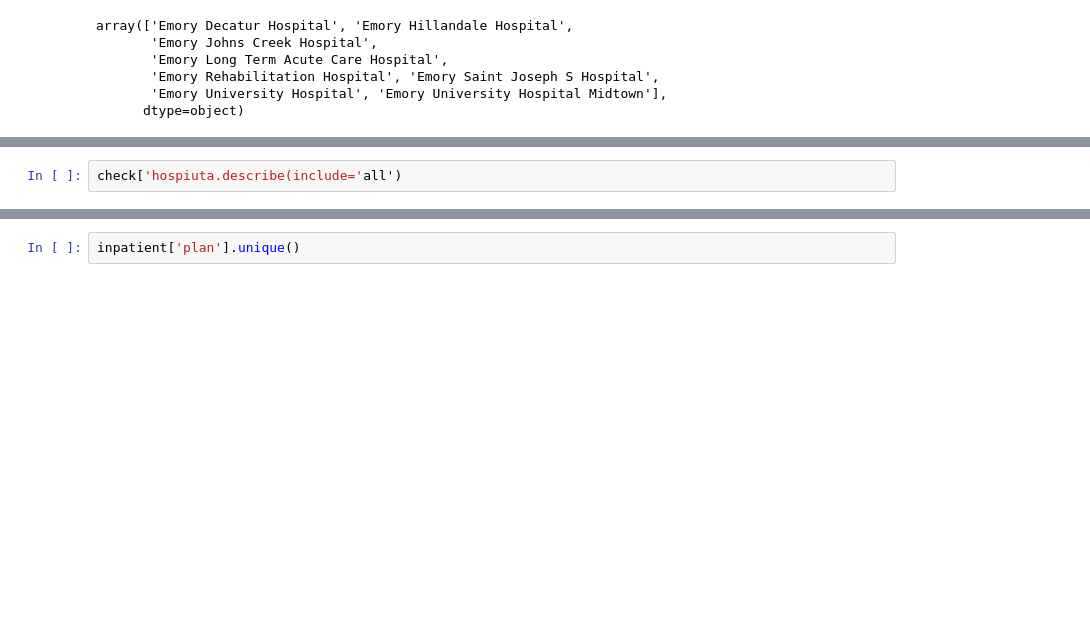
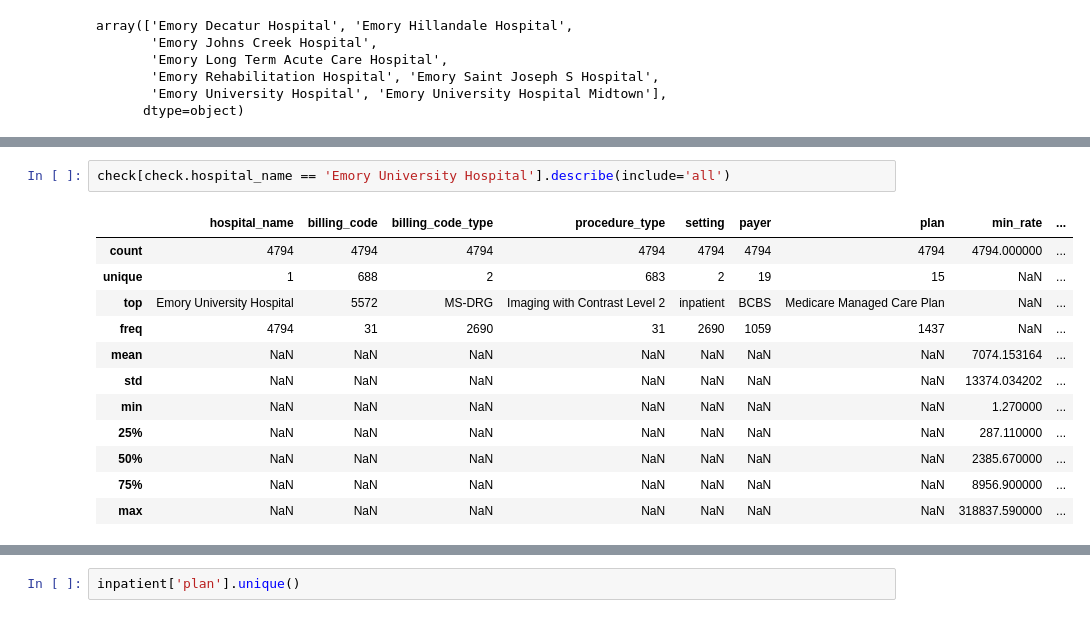
Before and after one commit to wmespi/honest-healthcare, a Jupyter notebook: etl/debug/Untitled.ipynb, the cells around one changed output, grey strips where cells are left out. Drawn from its saved outputs; the diff is of its cells as text; blank space fills up the shorter version.

```diff
--- a/etl/debug/Untitled.ipynb
+++ b/etl/debug/Untitled.ipynb
@@ -32,4 +29,17 @@ check.describe(include='all')
 # %%
-check['hospiuta.describe(include='all')
+check[check.hospital_name == 'Emory University Hospital'].describe(include='all')
+# %% [output]
+|  | hospital_name | billing_code | billing_code_type | procedure_type | setting | payer | plan | min_rate | ... |
+| count | 4794 | 4794 | 4794 | 4794 | 4794 | 4794 | 4794 | 4794.000000 | ... |
+| unique | 1 | 688 | 2 | 683 | 2 | 19 | 15 | NaN | ... |
+| top | Emory University Hospital | 5572 | MS-DRG | Imaging with Contrast Level 2 | inpatient | BCBS | Medicare Managed Care Plan | NaN | ... |
+| freq | 4794 | 31 | 2690 | 31 | 2690 | 1059 | 1437 | NaN | ... |
+| mean | NaN | NaN | NaN | NaN | NaN | NaN | NaN | 7074.153164 | ... |
+| std | NaN | NaN | NaN | NaN | NaN | NaN | NaN | 13374.034202 | ... |
+| min | NaN | NaN | NaN | NaN | NaN | NaN | NaN | 1.270000 | ... |
+| 25% | NaN | NaN | NaN | NaN | NaN | NaN | NaN | 287.110000 | ... |
+| 50% | NaN | NaN | NaN | NaN | NaN | NaN | NaN | 2385.670000 | ... |
+| 75% | NaN | NaN | NaN | NaN | NaN | NaN | NaN | 8956.900000 | ... |
+| max | NaN | NaN | NaN | NaN | NaN | NaN | NaN | 318837.590000 | ... |
 # %%
 check.describe(include='all')
```
Also changed, not shown: parts of 8 cells of this notebook, 7 other files.
